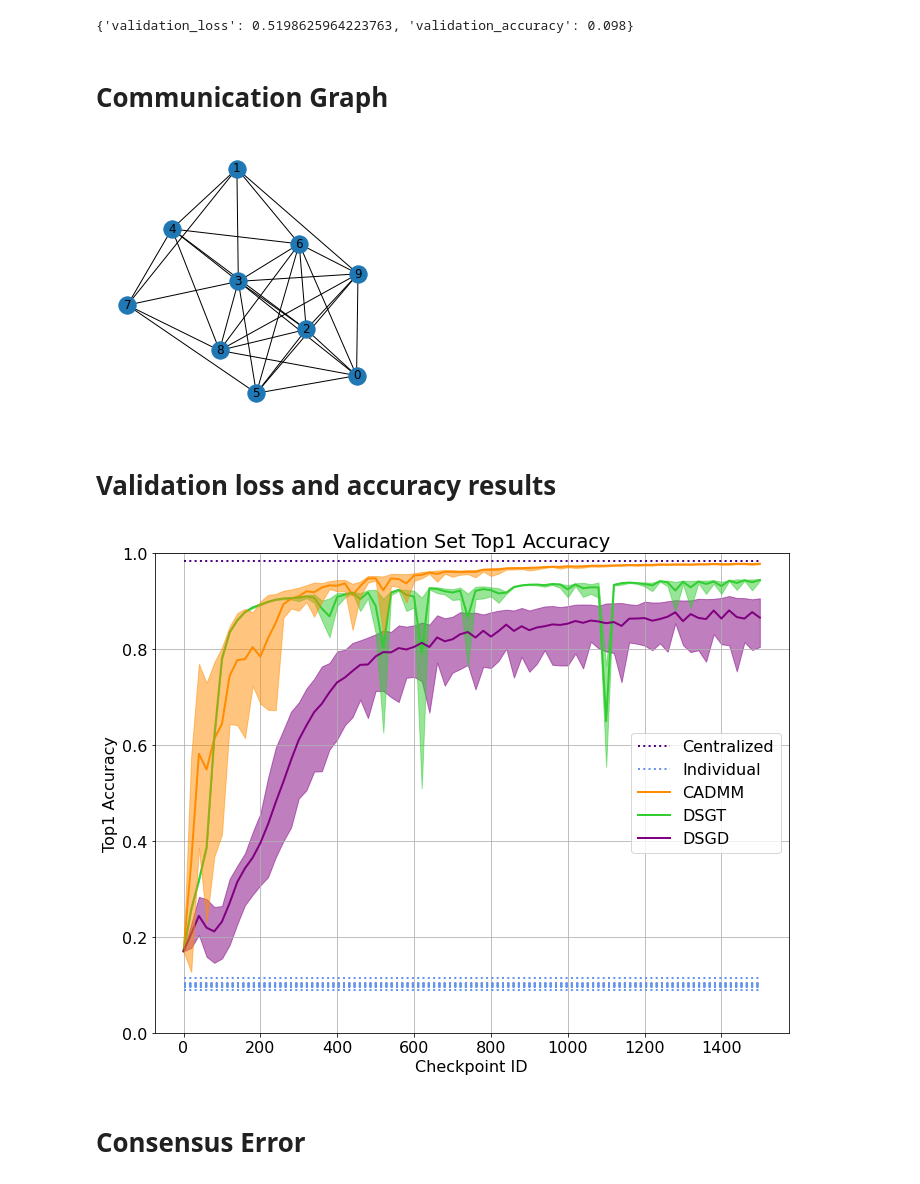
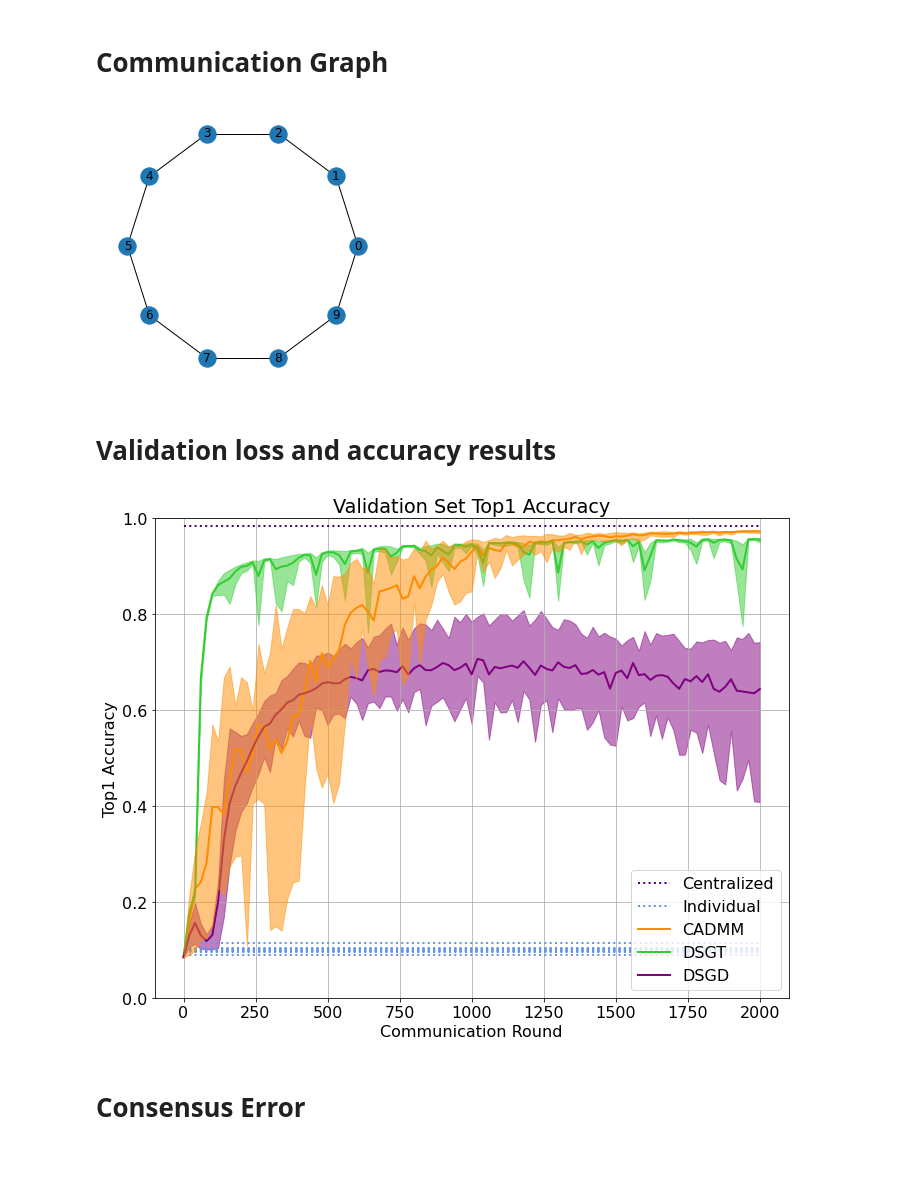
Before and after one commit to javieryu/nn_distributed_training, a Jupyter notebook: visualization/mnist_cadmm.ipynb, the cells around one changed output. Cells and saved outputs as stored; diff of their text form; code cells hidden in the pictures.

```diff
--- a/visualization/mnist_cadmm.ipynb
+++ b/visualization/mnist_cadmm.ipynb
@@ -9,16 +9,13 @@ import networkx as nx
 #results_dir = "../experiments/outputs/2021-07-26_07-14_dist_mnsit_postfix_rho"
 #results_dir = "../experiments/outputs/2021-07-26_10-47_dist_mnist_cadmm_scaled_v_const"
 results_dir = "../results/2021-08-21_07-33_dist_mnist_dsgt_vs_cadmm"
-results_dir = "../results/2021-09-04_16-01_dist_mnist_v3"
+solo_dir = "../results/2021-09-04_16-01_dist_mnist_v3"
+results_dir = "../results/2021-09-05_14-27_dist_mnist_v3"
 
 results_a = torch.load(os.path.join(results_dir, "cadmm_results.pt"), map_location=torch.device("cpu"))
 results_b = torch.load(os.path.join(results_dir, "dsgt_results.pt"), map_location=torch.device("cpu"))
 results_c = torch.load(os.path.join(results_dir, "dsgd_results.pt"), map_location=torch.device("cpu"))
-results_solo = torch.load(os.path.join(results_dir, "solo_results.pt"), map_location=torch.device("cpu"))
+results_solo = torch.load(os.path.join(solo_dir, "solo_results.pt"), map_location=torch.device("cpu"))
-# %%
-results_solo[0]
-# %% [output]
-{'validation_loss': 0.5198625964223763, 'validation_accuracy': 0.098}
 # %% [markdown]
 # Communication Graph
 # %%
@@ -27,7 +24,7 @@ G = nx.read_gpickle(os.path.join(results_dir, "graph.gpickle"))
 (fig, ax) = plt.subplots(figsize=(5, 5))
 nx.draw_kamada_kawai(G, with_labels=True)
 # %% [output]
-[figure, old version]
+[figure, new version]
 # %% [markdown]
 # Validation loss and accuracy results
 # %%
@@ -63,36 +60,35 @@ solo_color="cornflowerblue"
 cent_acc = 0.985
 ax1.plot(t, cent_acc * torch.ones_like(t), c=cent_color,
     linewidth=2, linestyle=":", label="Centralized")
 
 for i in range(9):
     ax1.plot(t, results_solo[i]["validation_accuracy"] * np.ones_like(t),
         linewidth=2, color=solo_color, linestyle=":")
 ax1.plot(t, results_solo[9]["validation_accuracy"] * np.ones_like(t),
     linewidth=2, color=solo_color, label="Individual", linestyle=":")
 
 ax1.plot(t, torch.mean(aca, dim=1), c=cadmm_color, linewidth=2, label="CADMM")
 ax1.fill_between(t, torch.amax(aca, dim=1), torch.amin(aca, dim=1),
     color=cadmm_color, alpha=0.5, zorder=3)
 
 ax1.plot(t, torch.mean(acb, dim=1), c=dsgt_color, linewidth=2, label="DSGT")
 ax1.fill_between(t, torch.amax(acb, dim=1), torch.amin(acb, dim=1),
     color=dsgt_color, alpha=0.5, zorder=2)
 
 ax1.plot(t, torch.mean(acc, dim=1), c=dsgd_color, linewidth=2, label="DSGD")
 ax1.fill_between(t, torch.amax(acc, dim=1), torch.amin(acc, dim=1),
     color=dsgd_color, alpha=0.5, zorder=1)
 
-
 ax1.set_ylim((0.0, 1.0))
-ax1.legend()
+ax1.legend(loc=4)
 ax1.set_title("Validation Set Top1 Accuracy")
 ax1.set_xlabel("Communication Round")
 ax1.set_ylabel("Top1 Accuracy")
 ax1.grid(zorder=0)
 
 fig.savefig("mnist_acc.svg")
 # %% [output]
-[figure, old version]
+[figure, new version]
 # %% [markdown]
 # Consensus Error
 # %%
```
Also changed, not shown: parts of 2 cells of this notebook, 3 other files.
